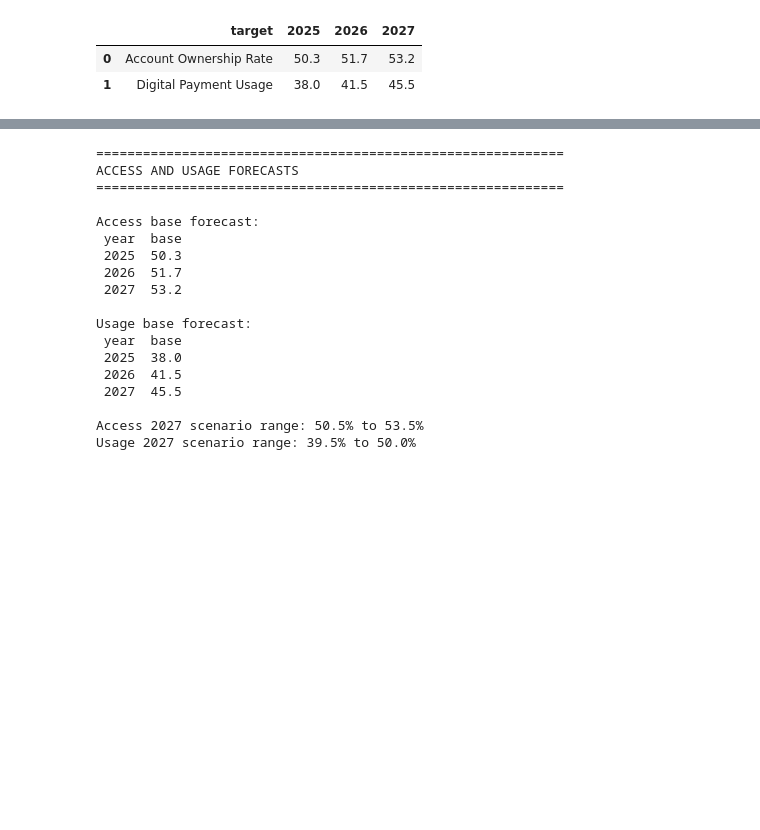
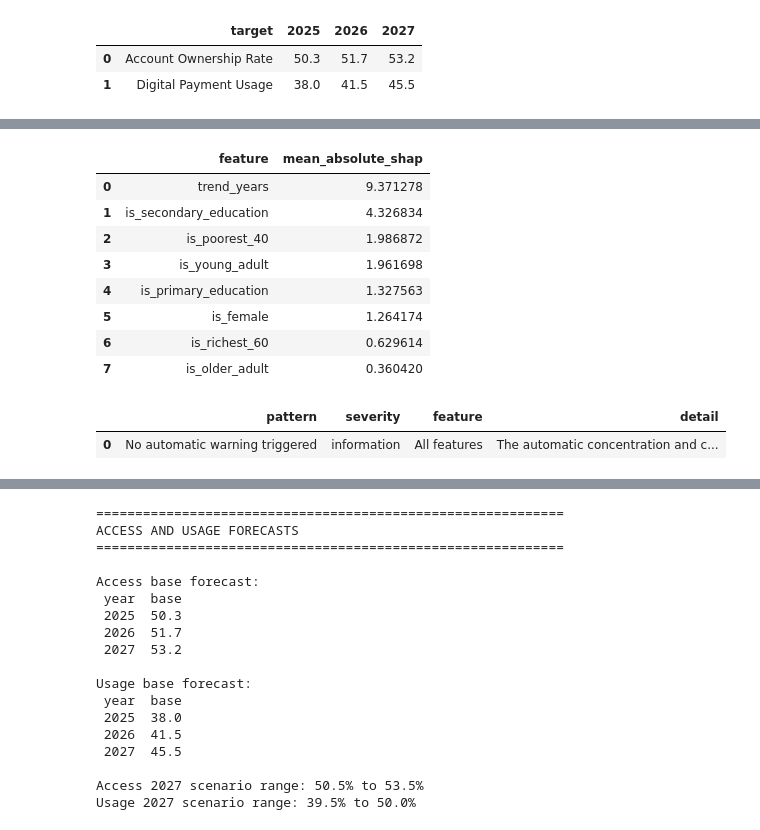
Before and after one commit to bemnetne/new-ethiopia-fi-forcast, a Jupyter notebook: notebooks/04_access_usage_forecasting.ipynb, the cells around one changed output, grey strips where cells are left out. Saved outputs shown, nothing was run; the diff lists cells and outputs as text; code cells hidden in the pictures; blank space fills up the shorter version.

```diff
--- a/notebooks/04_access_usage_forecasting.ipynb
+++ b/notebooks/04_access_usage_forecasting.ipynb
@@ -1390,0 +1688,63 @@ Saved: C:\Users\bemnet\Desktop\10academy\newWeek11\new-ethiopia-fi-forcast\data\
+# %%
+from src.explainability import (
+    fit_and_explain_model,
+    save_explainability_artifacts,
+)
+
+feature_columns = [
+    "trend_years",
+    "is_female",
+    "is_poorest_40",
+    "is_richest_60",
+    "is_young_adult",
+    "is_older_adult",
+    "is_primary_education",
+    "is_secondary_education",
+]
+X_access = access_model_data[
+    feature_columns
+].copy()
+
+y_access = access_model_data[
+    "account_ownership"
+].copy()
+
+observation_ids = (
+    access_model_data["year"]
+    .astype(str)
+    + "_"
+    + access_model_data["group_name"]
+)
+explainability_result = fit_and_explain_model(
+    feature_dataframe=X_access,
+    target=y_access,
+    observation_ids=observation_ids,
+    alpha=2.0,
+)
+
+
+save_explainability_artifacts(
+    result=explainability_result,
+    output_directory=PROCESSED_DATA_DIR,
+)
+
+
+display(
+    explainability_result.global_importance
+)
+
+display(
+    explainability_result.diagnostics
+)
+# %% [output]
+|  | feature | mean_absolute_shap |
+| 0 | trend_years | 9.371278 |
+| 1 | is_secondary_education | 4.326834 |
+| 2 | is_poorest_40 | 1.986872 |
+| 3 | is_young_adult | 1.961698 |
+| 4 | is_primary_education | 1.327563 |
+| 5 | is_female | 1.264174 |
+| 6 | is_richest_60 | 0.629614 |
+| 7 | is_older_adult | 0.360420 |
+|  | pattern | severity | feature | detail |
+| 0 | No automatic warning triggered | information | All features | The automatic concentration and c... |
```
Also changed, not shown: parts of 7 cells of this notebook, 24 other files.
